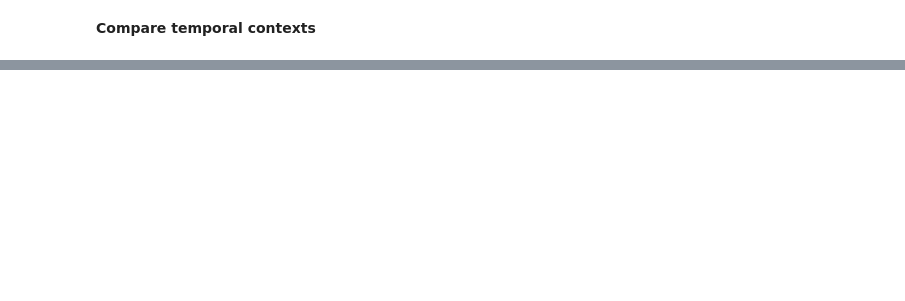
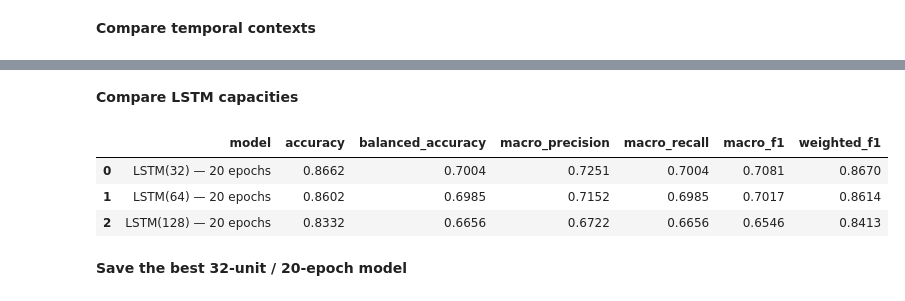
Before and after one commit to ThePral/Sleep-Stage-Prediction, a Jupyter notebook: notebooks/03_sequence_analysis.ipynb, the cells around one changed output, grey strips where cells are left out. Drawn from its saved outputs; the diff is of its cells as text; code cells hidden in the pictures; blank space fills up the shorter version.

```diff
--- a/notebooks/03_sequence_analysis.ipynb
+++ b/notebooks/03_sequence_analysis.ipynb
@@ -2351,0 +2609,7 @@ display(
+# %%
+metrics_32, pred_32 = evaluate_model(
+    model_32,
+    X_test_20,
+    y_test_20,
+    "LSTM(32) — 20 epochs",
+)
@@ -2351,0 +2628,7 @@ display(
+# %%
+metrics_128, pred_128 = evaluate_model(
+    model_128,
+    X_test_20,
+    y_test_20,
+    "LSTM(128) — 20 epochs",
+)
@@ -2351,0 +2645,29 @@ display(
+# %% [markdown]
+**Compare LSTM capacities**
+# %%
+capacity_results = pd.DataFrame(
+    [
+        metrics_32,
+        {
+            "model": "LSTM(64) — 20 epochs",
+            "accuracy": 0.8602,
+            "balanced_accuracy": 0.6985,
+            "macro_precision": 0.7152,
+            "macro_recall": 0.6985,
+            "macro_f1": 0.7017,
+            "weighted_f1": 0.8614,
+        },
+        metrics_128,
+    ]
+)
+
+display(
+    capacity_results.round(4)
+)
+# %% [output]
+|  | model | accuracy | balanced_accuracy | macro_precision | macro_recall | macro_f1 | weighted_f1 |
+| 0 | LSTM(32) — 20 epochs | 0.8662 | 0.7004 | 0.7251 | 0.7004 | 0.7081 | 0.8670 |
+| 1 | LSTM(64) — 20 epochs | 0.8602 | 0.6985 | 0.7152 | 0.6985 | 0.7017 | 0.8614 |
+| 2 | LSTM(128) — 20 epochs | 0.8332 | 0.6656 | 0.6722 | 0.6656 | 0.6546 | 0.8413 |
+# %% [markdown]
+**Save the best 32-unit / 20-epoch model**
```
Also changed, not shown: parts of 106 cells of this notebook, 23 other files.
